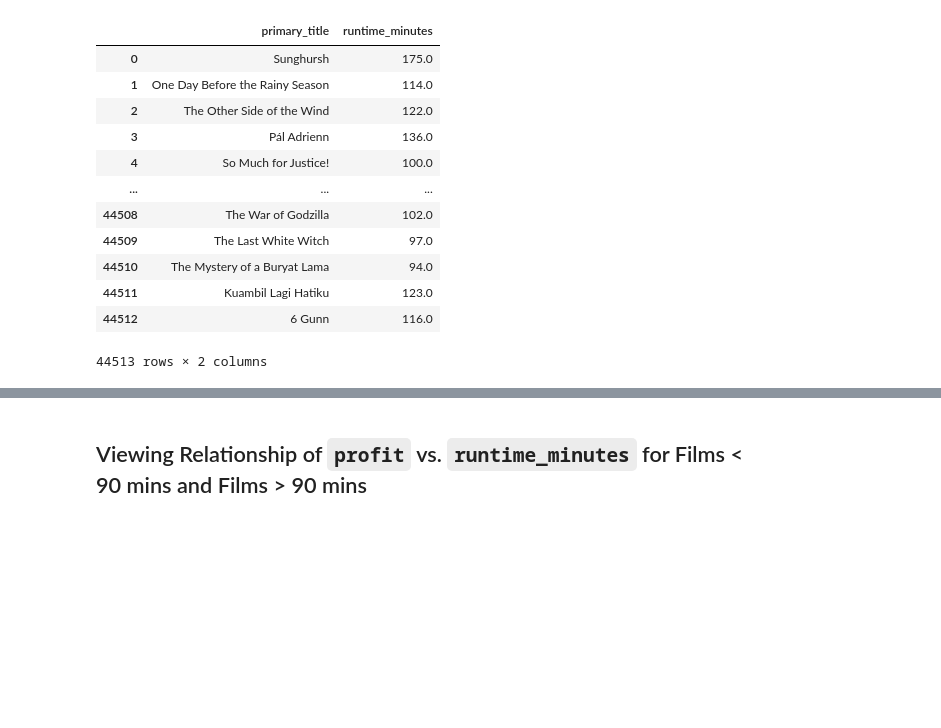
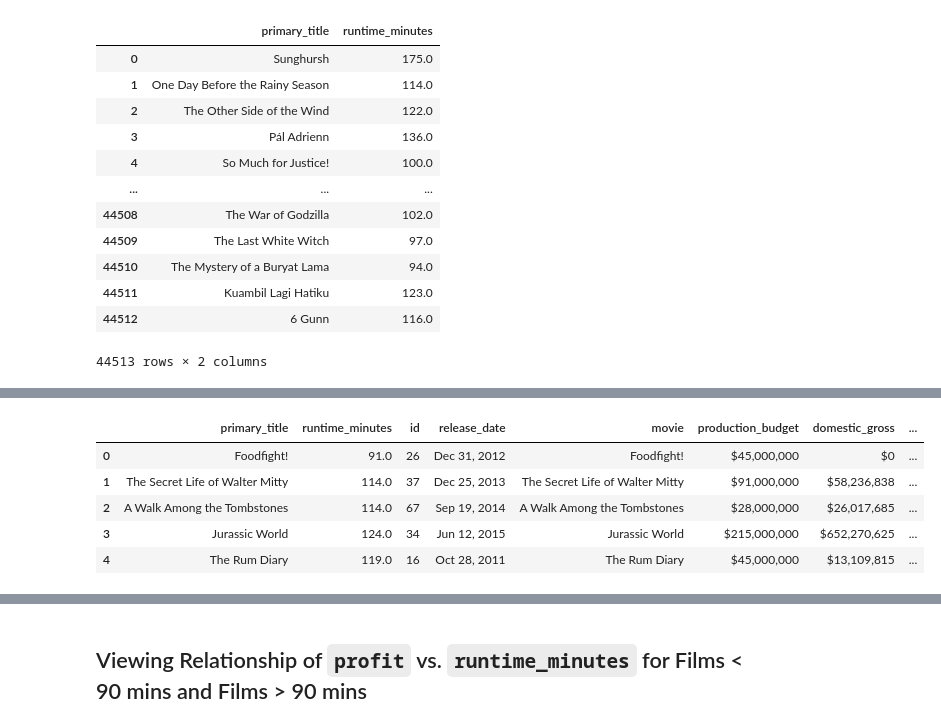
Before and after one commit to ramses02/Movies_Phase_2, a Jupyter notebook: notebook.ipynb, the cells around one changed output, grey strips where cells are left out. Cells and saved outputs as stored; diff of their text form; code cells hidden in the pictures; blank space fills up the shorter version.

```diff
--- a/notebook.ipynb
+++ b/notebook.ipynb
@@ -197,3 +224,12 @@ budgets.drop_duplicates(subset='movie', keep=False, inplace=True)
 # Merged using the titles of shared films between the DataFrames.
 more_90_budgets = more_90.merge(budgets, how='inner', left_on='primary_title', right_on='movie')
 less_90_budgets = less_90.merge(budgets, how='inner', left_on='primary_title', right_on='movie')
+# %%
+more_90_budgets.head()
+# %% [output]
+|  | primary_title | runtime_minutes | id | release_date | movie | production_budget | domestic_gross | ... |
+| 0 | Foodfight! | 91.0 | 26 | Dec 31, 2012 | Foodfight! | $45,000,000 | $0 | ... |
+| 1 | The Secret Life of Walter Mitty | 114.0 | 37 | Dec 25, 2013 | The Secret Life of Walter Mitty | $91,000,000 | $58,236,838 | ... |
+| 2 | A Walk Among the Tombstones | 114.0 | 67 | Sep 19, 2014 | A Walk Among the Tombstones | $28,000,000 | $26,017,685 | ... |
+| 3 | Jurassic World | 124.0 | 34 | Jun 12, 2015 | Jurassic World | $215,000,000 | $652,270,625 | ... |
+| 4 | The Rum Diary | 119.0 | 16 | Oct 28, 2011 | The Rum Diary | $45,000,000 | $13,109,815 | ... |
```
Also changed, not shown: parts of 61 cells of this notebook.
